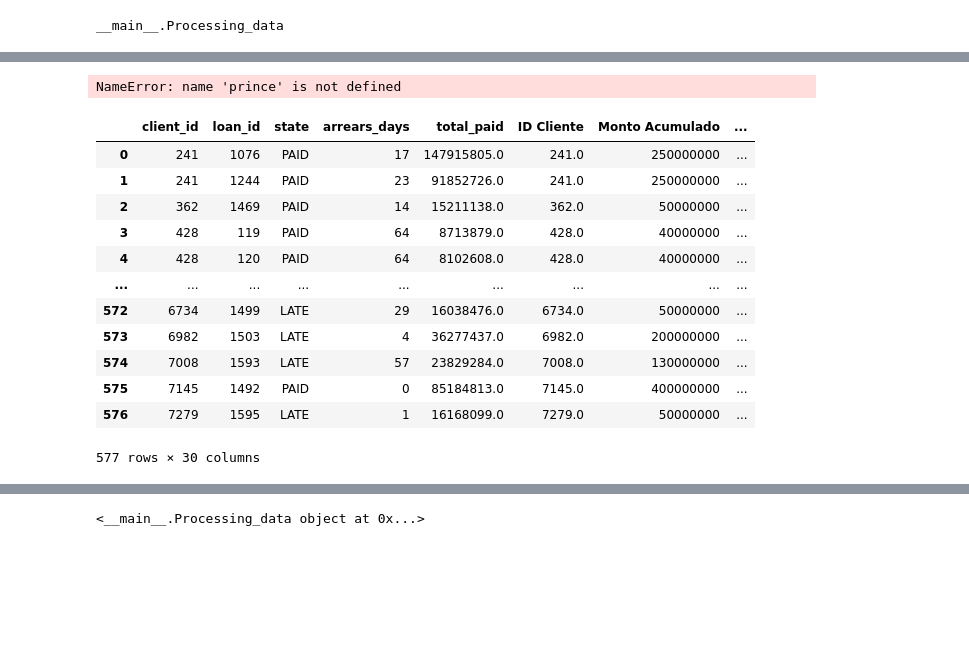
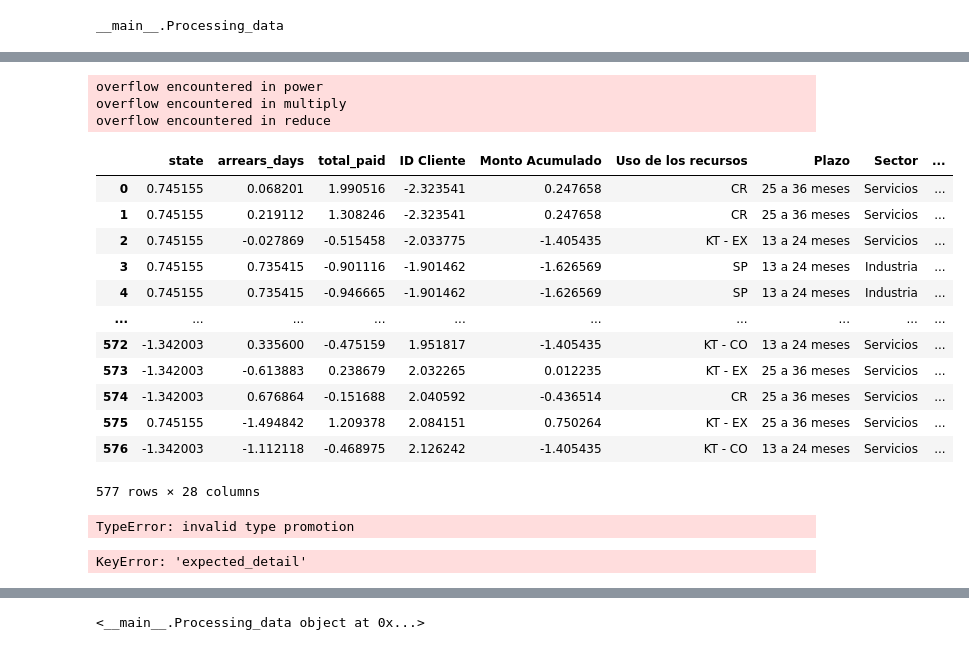
Before and after one commit to cbarros7/capstone_project_holberton, a Jupyter notebook: class_algorithm.ipynb, the cells around one changed output, grey strips where cells are left out. Cells and saved outputs as stored; diff of their text form; code cells hidden in the pictures; blank space fills up the shorter version.

Commit message:
Update train model

```diff
--- a/class_algorithm.ipynb
+++ b/class_algorithm.ipynb
@@ -201,10 +259,10 @@ class Processing_data():
     def transform_data(self):
         """transform_data : Transforma los datos numericos con el metodo PowerTransformer"""
         self.data = self.data_cleaning()
-        columns = ['client_id', 'loan_id']
+        #columns = ['client_id', 'loan_id']
         # Si el dataframe tiene las columnas borrarlo
-        if all(item in list(self.data.columns) for item in columns):
-            self.data.drop(columns, axis=1, inplace=True)
+        #if all(item in list(self.data.columns) for item in columns):
+        #    self.data.drop(columns, axis=1, inplace=True)
 
         # Transformar la data
         for c in self.data.select_dtypes(exclude='object').columns:
@@ -215,11 +273,14 @@ class Processing_data():
 
     def reduction_dim(self):
         """reduction: Reduce la dimensionalidad de los datos aplicando Analisis Factorial de Datos Mixtos(FAMD)"""
+        #self.data = self.transform_data()
+        self.data = self.transform_data()
 
-        self.data['state'] = self.data['state'].replace(
-            ['LATE', 'PAID'], [0, 1])
+        self.data['state'] = self.data['state'].replace(to_replace="LATE",value="0")
+        self.data['state'] = self.data['state'].replace(to_replace="PAID",value="1")
         self.data['state'] = self.data['state'].astype(object)
-        self.data.reset_index(drop=True, inplace=True)
+        #self.data
+        #self.data.reset_index(drop=True, inplace=True)
 
         # Declarar metodo para aplicar FAMD
         famd = prince.FAMD(
@@ -249,12 +310,13 @@ class Processing_data():
         self.kproto = KPrototypes(n_clusters=2, init='Huang', verbose=0,
                                   random_state=42, max_iter=20, n_init=50, n_jobs=-20, gamma=.25)
         self.clusters = self.kproto.fit_predict(self.data, categorical=[2])
-        self.kproto = kproto
-        print(kproto)
-        print(self.clusters)
+        #self.kproto = kproto
+        print(self.kproto)
+        #print(self.clusters)
+        return self.kproto
 
     def guardar_model(self):
-        joblib.dump(kproto, 'model_prueba.joblib')
+        joblib.dump(self.execute_model(), 'testeo.joblib')
         print("Se ha guardado correctamente!")
 # %%
 #------------------------------------------------------------------
@@ -289,23 +430,31 @@ __main__.Processing_data
 # %%
-new_data.execute_model()
+new_data.transform_data()
 # %% [output]
-NameError: name 'prince' is not defined
+overflow encountered in power
+overflow encountered in multiply
+overflow encountered in reduce
+|  | state | arrears_days | total_paid | ID Cliente | Monto Acumulado | Uso de los recursos | Plazo | Sector | ... |
+| 0 | 0.745155 | 0.068201 | 1.990516 | -2.323541 | 0.247658 | CR | 25 a 36 meses | Servicios | ... |
+| 1 | 0.745155 | 0.219112 | 1.308246 | -2.323541 | 0.247658 | CR | 25 a 36 meses | Servicios | ... |
+| 2 | 0.745155 | -0.027869 | -0.515458 | -2.033775 | -1.405435 | KT - EX | 13 a 24 meses | Servicios | ... |
+| 3 | 0.745155 | 0.735415 | -0.901116 | -1.901462 | -1.626569 | SP | 13 a 24 meses | Industria | ... |
+| 4 | 0.745155 | 0.735415 | -0.946665 | -1.901462 | -1.626569 | SP | 13 a 24 meses | Industria | ... |
+| ... | ... | ... | ... | ... | ... | ... | ... | ... | ... |
+| 572 | -1.342003 | 0.335600 | -0.475159 | 1.951817 | -1.405435 | KT - CO | 13 a 24 meses | Servicios | ... |
+| 573 | -1.342003 | -0.613883 | 0.238679 | 2.032265 | 0.012235 | KT - EX | 25 a 36 meses | Servicios | ... |
+| 574 | -1.342003 | 0.676864 | -0.151688 | 2.040592 | -0.436514 | CR | 25 a 36 meses | Servicios | ... |
+| 575 | 0.745155 | -1.494842 | 1.209378 | 2.084151 | 0.750264 | KT - EX | 25 a 36 meses | Servicios | ... |
+| 576 | -1.342003 | -1.112118 | -0.468975 | 2.126242 | -1.405435 | KT - CO | 13 a 24 meses | Servicios | ... |
+577 rows × 28 columns
+# %%
+%%time
+new_data.execute_model()
+# %% [output]
+TypeError: invalid type promotion
 # %%
 new_data.data_cleaning()
 # %% [output]
-|  | client_id | loan_id | state | arrears_days | total_paid | ID Cliente | Monto Acumulado | ... |
-| 0 | 241 | 1076 | PAID | 17 | 147915805.0 | 241.0 | 250000000 | ... |
-| 1 | 241 | 1244 | PAID | 23 | 91852726.0 | 241.0 | 250000000 | ... |
-| 2 | 362 | 1469 | PAID | 14 | 15211138.0 | 362.0 | 50000000 | ... |
-| 3 | 428 | 119 | PAID | 64 | 8713879.0 | 428.0 | 40000000 | ... |
-| 4 | 428 | 120 | PAID | 64 | 8102608.0 | 428.0 | 40000000 | ... |
-| ... | ... | ... | ... | ... | ... | ... | ... | ... |
-| 572 | 6734 | 1499 | LATE | 29 | 16038476.0 | 6734.0 | 50000000 | ... |
-| 573 | 6982 | 1503 | LATE | 4 | 36277437.0 | 6982.0 | 200000000 | ... |
-| 574 | 7008 | 1593 | LATE | 57 | 23829284.0 | 7008.0 | 130000000 | ... |
-| 575 | 7145 | 1492 | PAID | 0 | 85184813.0 | 7145.0 | 400000000 | ... |
-| 576 | 7279 | 1595 | LATE | 1 | 16168099.0 | 7279.0 | 50000000 | ... |
-577 rows × 30 columns
+KeyError: 'expected_detail'
 # %%
 new_data.head()
 # %% [output]
```
Also changed, not shown: parts of 10 cells of this notebook.
